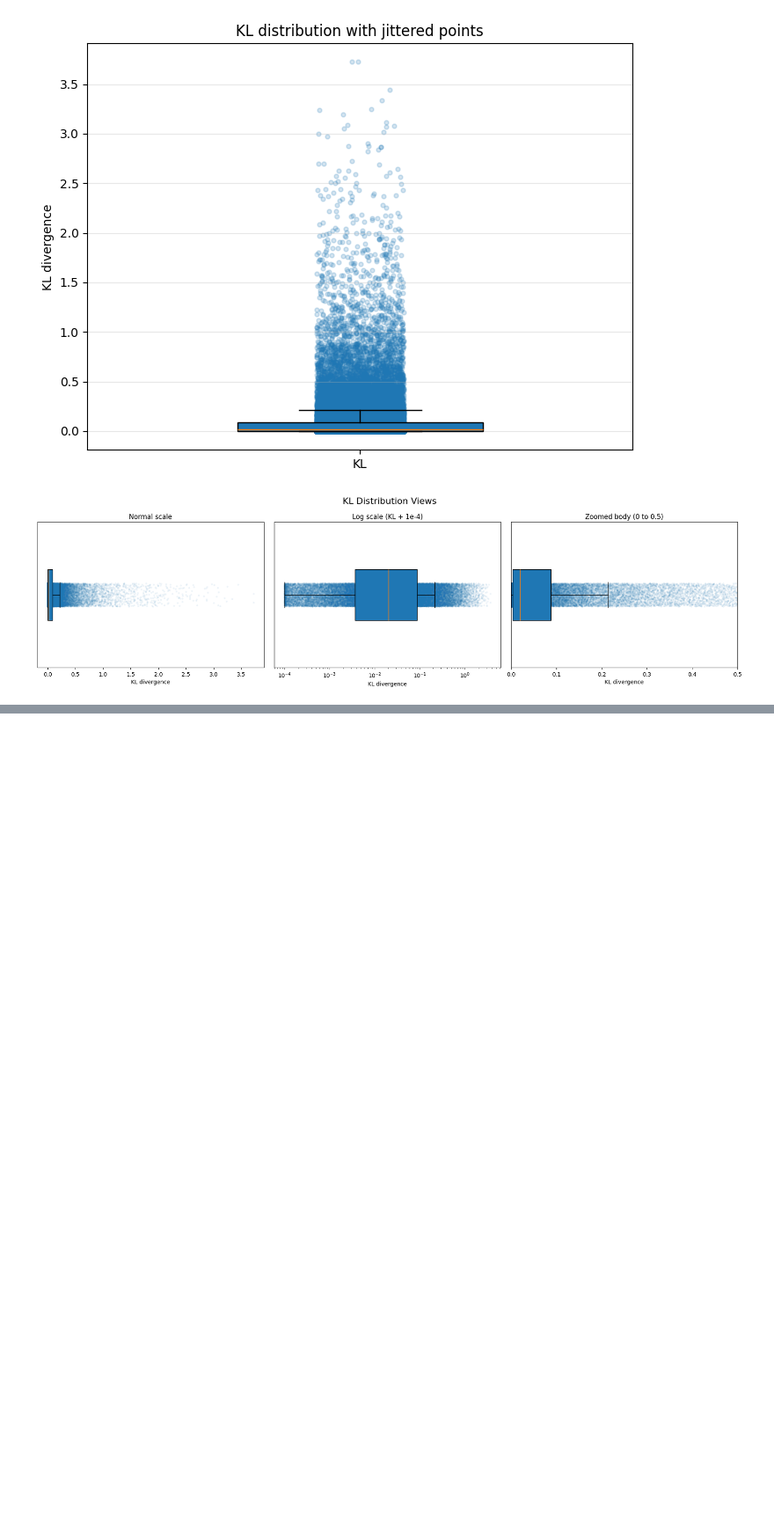
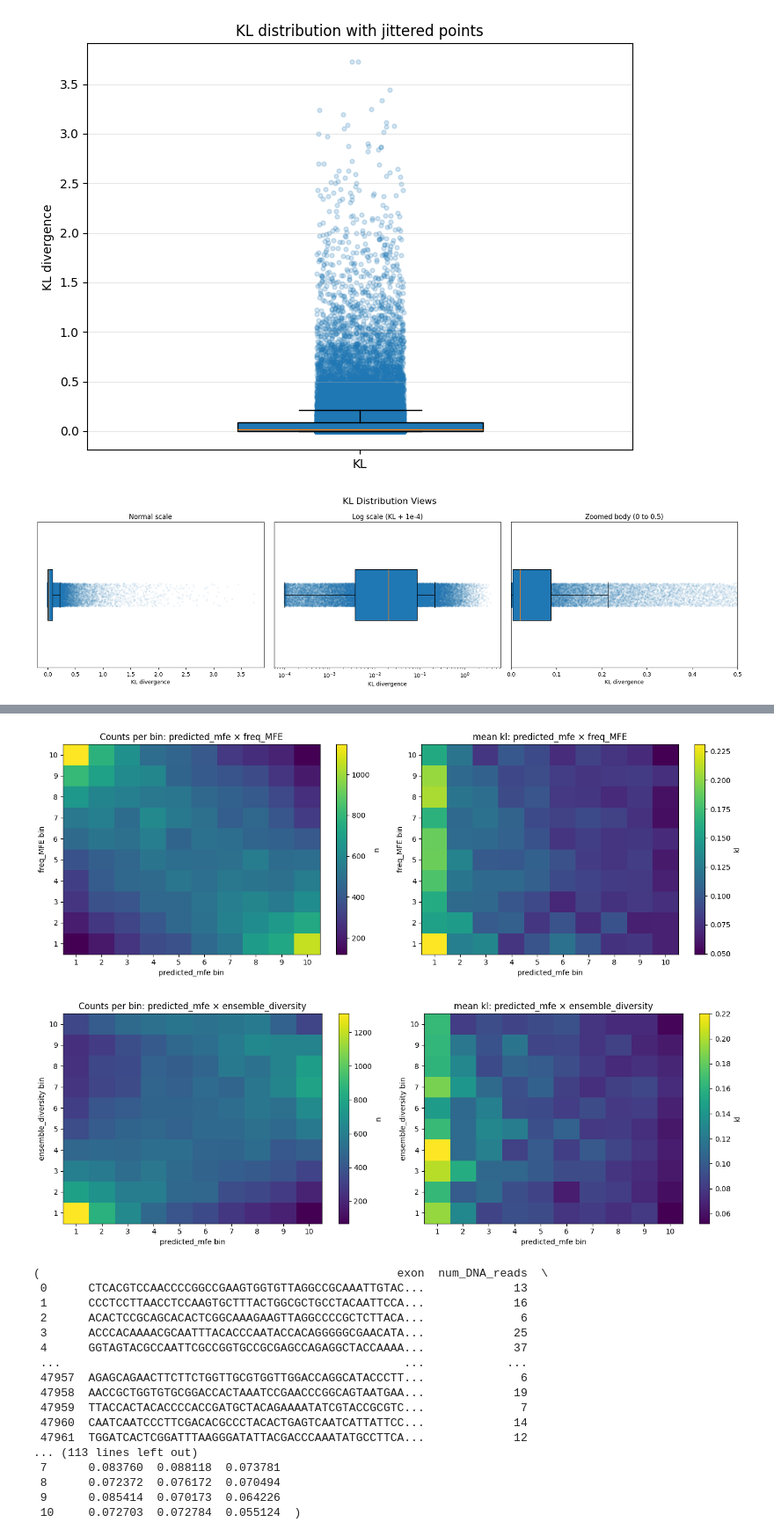
Before and after one commit to log2718/interpretable-splicing-model-torch, a Jupyter notebook: performance/inspect_features.ipynb, the cells around one changed output, grey strips where cells are left out. Shown at 88% size. Saved outputs shown, nothing was run; the diff lists cells and outputs as text; code cells hidden in the pictures; blank space fills up the shorter version.

```diff
--- a/performance/inspect_features.ipynb
+++ b/performance/inspect_features.ipynb
@@ -784,0 +950,40 @@ plt.show()
+# %%
+# Mean log-KL heatmap: predicted_mfe × freq_MFE
+heatmap_2d(
+    df,
+    x_col="predicted_mfe",
+    y_col="freq_MFE",
+    value_col="kl",
+    n_bins=10,
+    stat="mean"
+)
+
+# Mean log-KL heatmap: predicted_mfe × ensemble_diversity
+heatmap_2d(
+    df,
+    x_col="predicted_mfe",
+    y_col="ensemble_diversity",
+    value_col="kl",
+    n_bins=10,
+    stat="mean"
+)
+# %% [output]
+[figure, added]
+[figure, added]
+(                                                    exon  num_DNA_reads  \
+ 0      CTCACGTCCAACCCCGGCCGAAGTGGTGTTAGGCCGCAAATTGTAC...             13
+ 1      CCCTCCTTAACCTCCAAGTGCTTTACTGGCGCTGCCTACAATTCCA...             16
+ 2      ACACTCCGCAGCACACTCGGCAAAGAAGTTAGGCCCCGCTCTTACA...              6
+ 3      ACCCACAAAACGCAATTTACACCCAATACCACAGGGGGCGAACATA...             25
+ 4      GGTAGTACGCCAATTCGCCGGTGCCGCGAGCCAGAGGCTACCAAAA...             37
+ ...                                                  ...            ...
+ 47957  AGAGCAGAACTTCTTCTGGTTGCGTGGTTGGACCAGGCATACCCTT...              6
+ 47958  AACCGCTGGTGTGCGGACCACTAAATCCGAACCCGGCAGTAATGAA...             19
+ 47959  TTACCACTACACCCCACCGATGCTACAGAAAATATCGTACCGCGTC...              7
+ 47960  CAATCAATCCCTTCGACACGCCCTACACTGAGTCAATCATTATTCC...             14
+ 47961  TGGATCACTCGGATTTAAGGGATATTACGACCCAAATATGCCTTCA...             12
+... (113 lines left out)
+ 7      0.083760  0.088118  0.073781
+ 8      0.072372  0.076172  0.070494
+ 9      0.085414  0.070173  0.064226
+ 10     0.072703  0.072784  0.055124  )
```
Also changed, not shown: parts of 10 cells of this notebook, 3 other files.
